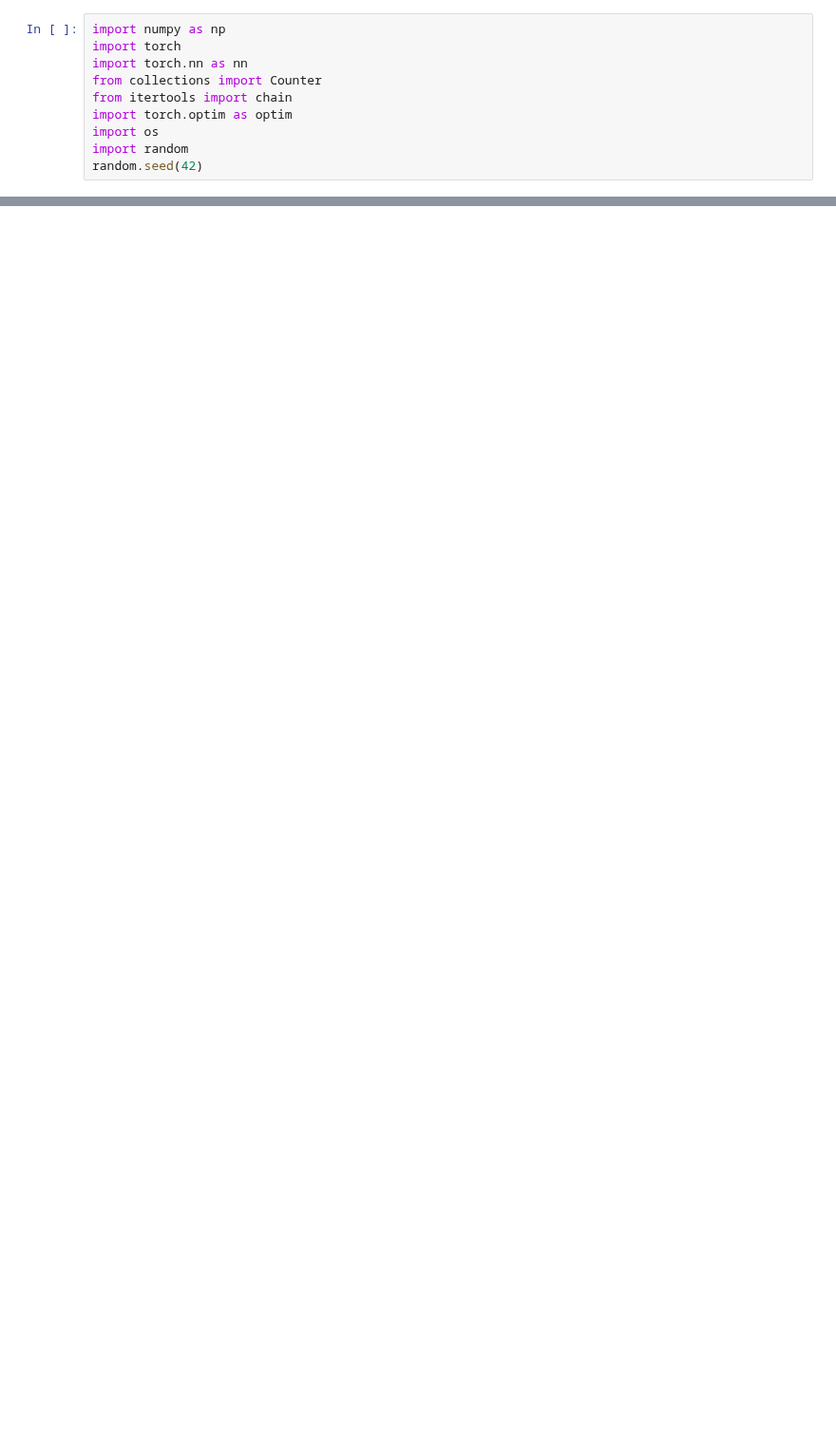
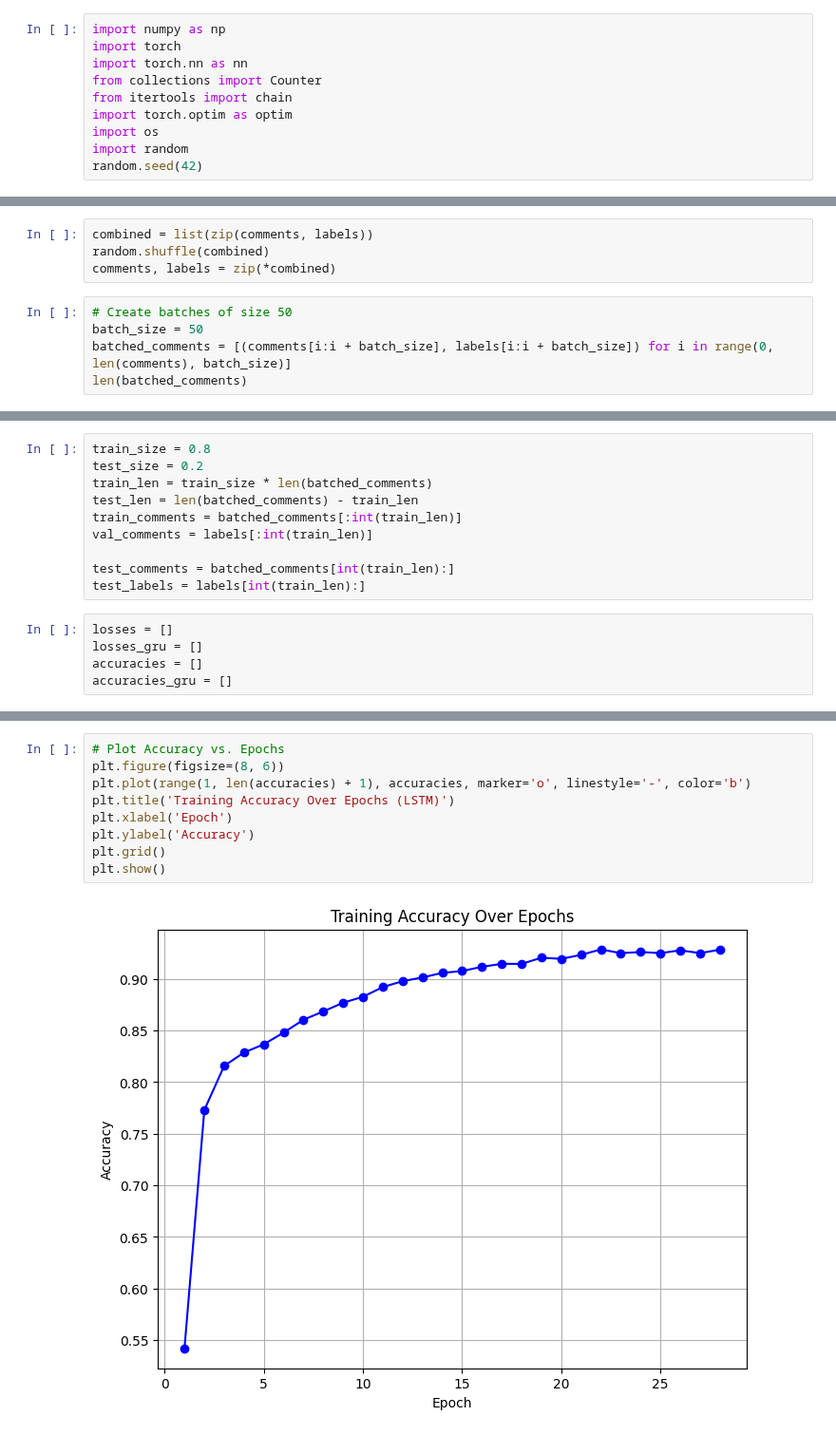
Before and after one commit to 1shaked/year_3, a Jupyter notebook: NLP/p1/model.ipynb, the cells around one changed output, grey strips where cells are left out. Shown at 95% size. Cells and saved outputs as stored; diff of their text form; blank space fills up the shorter version.

```diff
--- a/NLP/p1/model.ipynb
+++ b/NLP/p1/model.ipynb
@@ -38,0 +255,9 @@ class SentimentLSTM(nn.Module):
+# %%
+combined = list(zip(comments, labels))
+random.shuffle(combined)
+comments, labels = zip(*combined)
+# %%
+# Create batches of size 50
+batch_size = 50
+batched_comments = [(comments[i:i + batch_size], labels[i:i + batch_size]) for i in range(0, len(comments), batch_size)]
+len(batched_comments)
@@ -38,0 +266,15 @@ class SentimentLSTM(nn.Module):
+# %%
+train_size = 0.8
+test_size = 0.2
+train_len = train_size * len(batched_comments)
+test_len = len(batched_comments) - train_len
+train_comments = batched_comments[:int(train_len)]
+val_comments = labels[:int(train_len)]
+
+test_comments = batched_comments[int(train_len):]
+test_labels = labels[int(train_len):]
+# %%
+losses = []
+losses_gru = []
+accuracies = []
+accuracies_gru = []
@@ -38,0 +390,11 @@ class SentimentLSTM(nn.Module):
+# %%
+# Plot Accuracy vs. Epochs
+plt.figure(figsize=(8, 6))
+plt.plot(range(1, len(accuracies) + 1), accuracies, marker='o', linestyle='-', color='b')
+plt.title('Training Accuracy Over Epochs (LSTM)')
+plt.xlabel('Epoch')
+plt.ylabel('Accuracy')
+plt.grid()
+plt.show()
+# %% [output]
+[figure, added]
```
Also changed, not shown: parts of 28 cells of this notebook.
